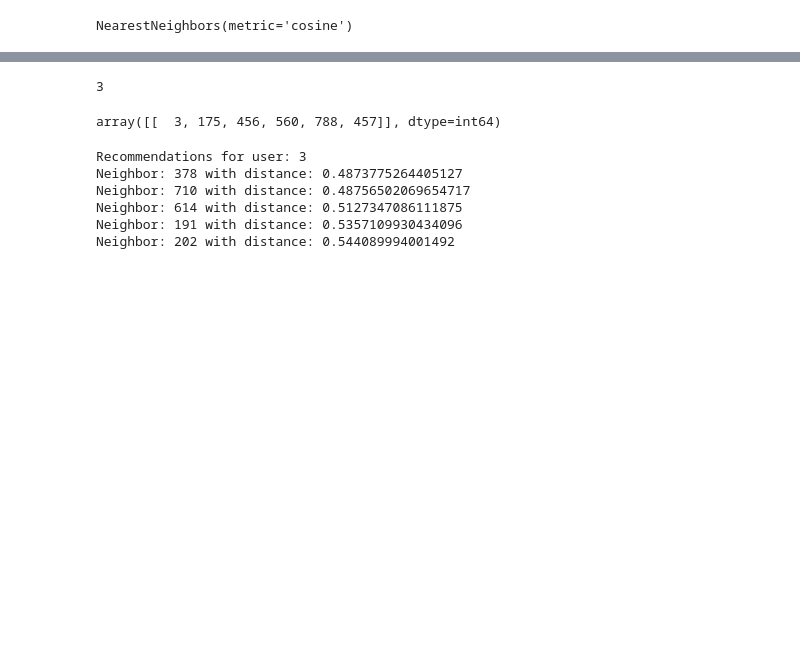
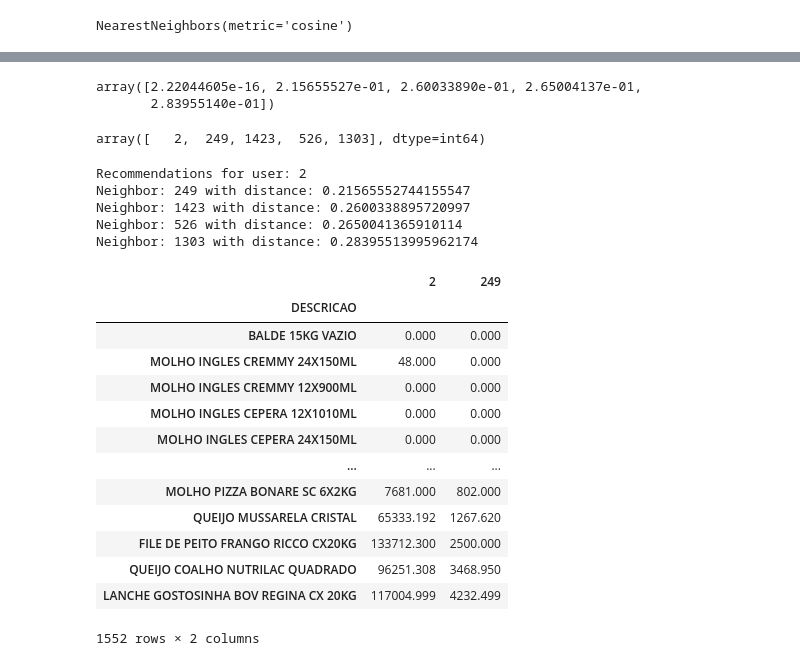
Before and after one commit to saulotp/recomendation-system, a Jupyter notebook: new.ipynb, the cells around one changed output, grey strips where cells are left out. Drawn from its saved outputs; the diff is of its cells as text; code cells hidden in the pictures; blank space fills up the shorter version.

```diff
--- a/new.ipynb
+++ b/new.ipynb
@@ -52,6 +54,4 @@ main
 # %%
-from scipy.sparse import csr_matrix
-recomend_df = main.pivot_table(index=['NEWCODPROD'], columns=['CODCLI'], values=['QT'], aggfunc=np.sum)
-recomend_df = recomend_df.fillna(0)
-#recomend_df = csr_matrix( recomend_df )
-recomend_df
+matrix_df = main.pivot_table(index=['CODCLI'], columns=['DESCRICAO'], values=['QT'], aggfunc=np.sum).fillna(0)
+recomend_df = matrix_df
+recomend_df = recomend_df.reset_index(drop=True)
@@ -111,26 +103,49 @@ Int64Index([     5,      6,      7,      9,     10,     11,     12,     13,
 # %%
-idx_tst = 3
-distance, neighbors_index = knn_model.kneighbors(recomend_df.loc[idx_tst].values.reshape(1, -1), n_neighbors=6)
+idx_user = 2
+distance, neighbors_index = knn_model.kneighbors(recomend_df.iloc[idx_user].values.reshape(1, -1), n_neighbors=5)
-# %%
-idx_tst
-# %% [output]
-3
+# %%
+distance.flatten()
+# %% [output]
+array([2.22044605e-16, 2.15655527e-01, 2.60033890e-01, 2.65004137e-01,
+       2.83955140e-01])
 # %%
-neighbors_index
+neighbors_index.flatten()
 # %% [output]
-array([[  3, 175, 456, 560, 788, 457]], dtype=int64)
+array([   2,  249, 1423,  526, 1303], dtype=int64)
 # %%
-
+user = recomend_df.index[idx_user]
 
 for i in range(0, len(distance.flatten())):
     if i == 0:
-        print(f'Recommendations for user: {str(recomend_df.index[idx_tst]-1)}')
+        print(f'Recommendations for user: {user}')
     else:
         print(f'Neighbor: {str(recomend_df.index[neighbors_index.flatten()[i]])} with distance: {str(distance.flatten()[i])}')
 # %% [output]
-Recommendations for user: 3
-Neighbor: 378 with distance: 0.4873775264405127
-Neighbor: 710 with distance: 0.48756502069654717
-Neighbor: 614 with distance: 0.5127347086111875
-Neighbor: 191 with distance: 0.5357109930434096
-Neighbor: 202 with distance: 0.544089994001492
+Recommendations for user: 2
+Neighbor: 249 with distance: 0.21565552744155547
+Neighbor: 1423 with distance: 0.2600338895720997
+Neighbor: 526 with distance: 0.2650041365910114
+Neighbor: 1303 with distance: 0.28395513995962174
+# %%
+ds_user = recomend_df.loc[user].to_frame()
+neighbors_index_nearest = recomend_df.index[neighbors_index.flatten()[1]]
+#ds_user
+ds_neighbor = recomend_df.loc[neighbors_index_nearest].to_frame()
+# %%
+result = pd.merge(ds_user, ds_neighbor, on='DESCRICAO').sort_values(by=neighbors_index_nearest)
+result
+# %% [output]
+|  | 2 | 249 |
+| DESCRICAO |  |  |
+| BALDE 15KG VAZIO | 0.000 | 0.000 |
+| MOLHO INGLES CREMMY 24X150ML | 48.000 | 0.000 |
+| MOLHO INGLES CREMMY 12X900ML | 0.000 | 0.000 |
+| MOLHO INGLES CEPERA 12X1010ML | 0.000 | 0.000 |
+| MOLHO INGLES CEPERA 24X150ML | 0.000 | 0.000 |
+| ... | ... | ... |
+| MOLHO PIZZA BONARE SC 6X2KG | 7681.000 | 802.000 |
+| QUEIJO MUSSARELA CRISTAL | 65333.192 | 1267.620 |
+| FILE DE PEITO FRANGO RICCO CX20KG | 133712.300 | 2500.000 |
+| QUEIJO COALHO NUTRILAC QUADRADO | 96251.308 | 3468.950 |
+| LANCHE GOSTOSINHA BOV REGINA CX 20KG | 117004.999 | 4232.499 |
+1552 rows × 2 columns
```
Also changed, not shown: parts of 9 cells of this notebook.
